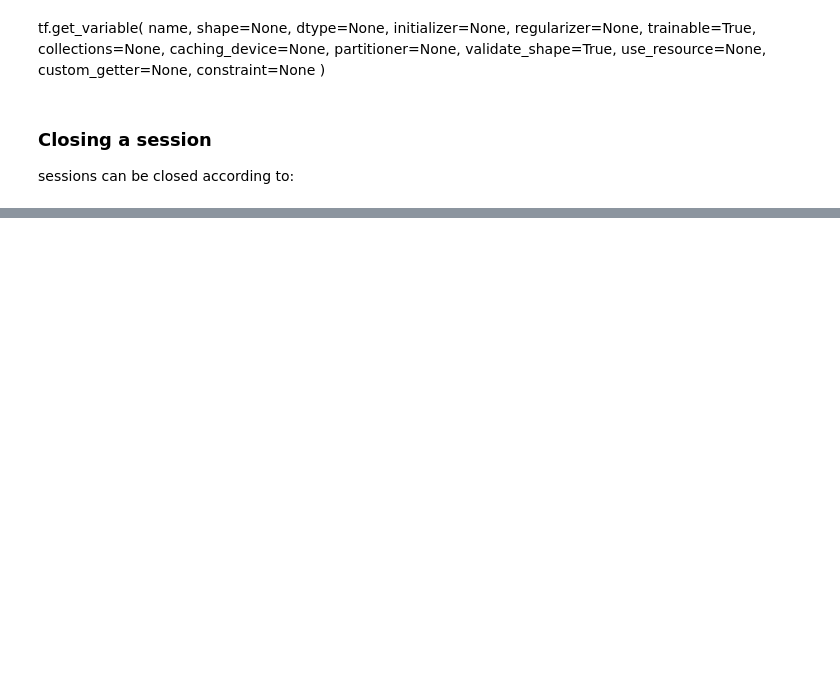
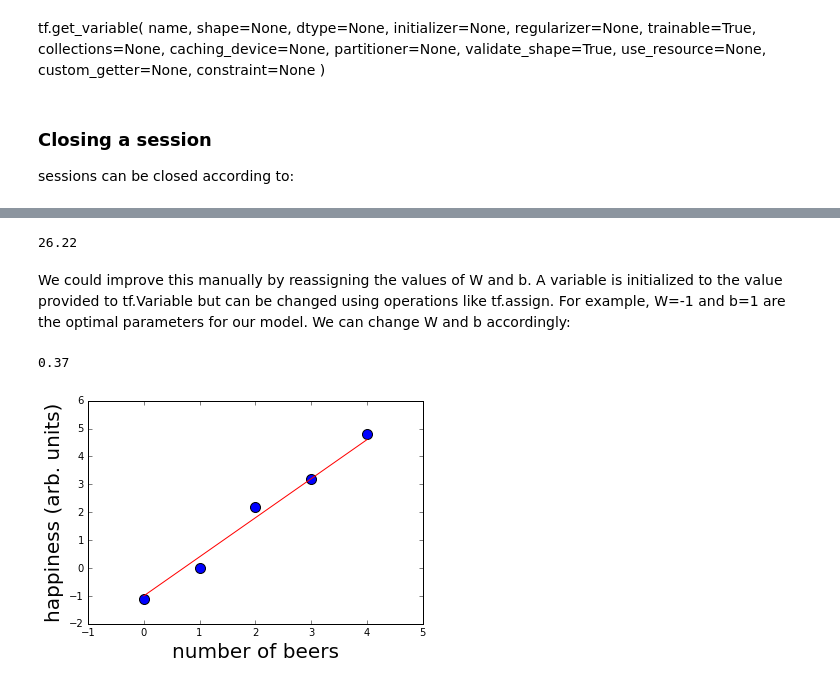
Before and after one commit to p-koo/tensorflow_tutorial_genomics, a Jupyter notebook: tutorials_tensorflow/Notebook_Tensorflow_Basics.ipynb, the cells around one changed output, grey strips where cells are left out. Saved outputs shown, nothing was run; the diff lists cells and outputs as text; code cells hidden in the pictures; blank space fills up the shorter version.

```diff
--- a/tutorials_tensorflow/Notebook_Tensorflow_Basics.ipynb
+++ b/tutorials_tensorflow/Notebook_Tensorflow_Basics.ipynb
@@ -276,8 +178,0 @@ http://ruder.io/optimizing-gradient-descent/
-# %%
-optimizer = tf.train.GradientDescentOptimizer(0.01)
-train = optimizer.minimize(loss)
-
-sess.run(init) # reset values to incorrect defaults.
-for i in range(1000):
-    sess.run(train, {x: [1, 2, 3, 4], y: [0, -1, -2, -3]})
-print(sess.run([W, b]))
@@ -290,26 +178,0 @@ The complete program:
-# %%
-import tensorflow as tf
-# Model parameters
-W = tf.Variable([.3], dtype=tf.float32)
-b = tf.Variable([-.3], dtype=tf.float32)
-# Model input and output
-x = tf.placeholder(tf.float32)
-linear_model = W*x + b
-y = tf.placeholder(tf.float32)
-# loss
-loss = tf.reduce_sum(tf.square(linear_model - y)) # sum of the squares
-# optimizer
-optimizer = tf.train.GradientDescentOptimizer(0.01)
-train = optimizer.minimize(loss)
-# training data
-x_train = [1, 2, 3, 4]
-y_train = [0, -1, -2, -3]
-# training loop
-init = tf.global_variables_initializer()
-sess = tf.Session()
-sess.run(init) # reset values to wrong
-for i in range(1000):
-  sess.run(train, {x: x_train, y: y_train})
-# evaluate training accuracy
-curr_W, curr_b, curr_loss = sess.run([W, b, loss], {x: x_train, y: y_train})
-print("W: %s b: %s loss: %s"%(curr_W, curr_b, curr_loss))
@@ -379,0 +188,30 @@ https://github.com/vahidk/EffectiveTensorflow
+# %%
+y = tf.placeholder(tf.float32)
+squared_deltas = tf.square(linear_model - y)
+loss = tf.reduce_sum(squared_deltas)
+
+print(sess.run(loss, {x: x_data, y: y_data}))
+# %% [output]
+26.22
+# %% [markdown]
+We could improve this manually by reassigning the values of W and b. A variable is initialized to the value provided to tf.Variable but can be changed using operations like tf.assign. For example, W=-1 and b=1 are the optimal parameters for our model. We can change W and b accordingly:
+# %%
+fixW = tf.assign(W, 1.4)
+fixb = tf.assign(b, -1.)
+
+# print new loss
+print(sess.run(loss, {x: x_data, y: y_data}))
+# %% [output]
+0.37
+# %%
+# get predictions
+predictions = sess.run(linear_model, {x: x_data})
+
+# plot the data and the predictions
+plt.figure()
+plt.scatter(x_data, y_data, s=100)
+plt.xlabel('number of beers', fontsize=20)
+plt.ylabel('happiness (arb. units)', fontsize=20)
+plt.plot(x_data, predictions, 'r');
+# %% [output]
+[figure, added]
```
Also changed, not shown: parts of 58 cells of this notebook, 10 other files.
